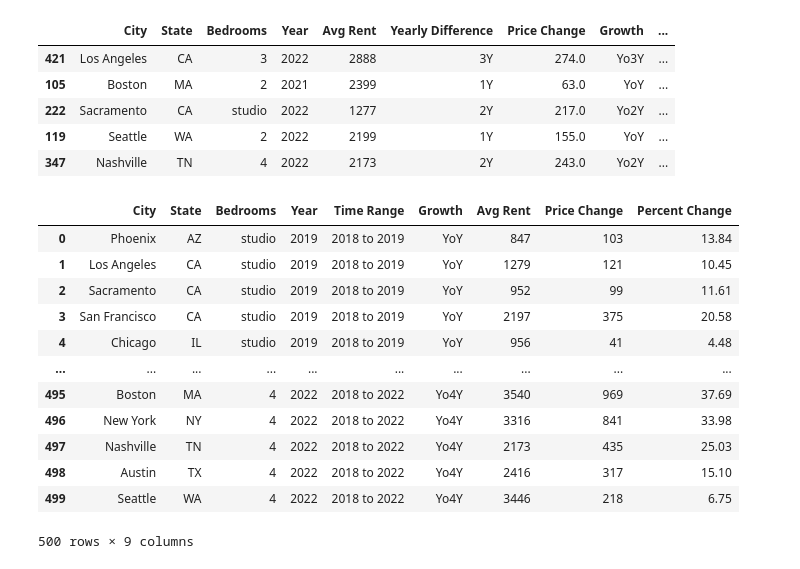
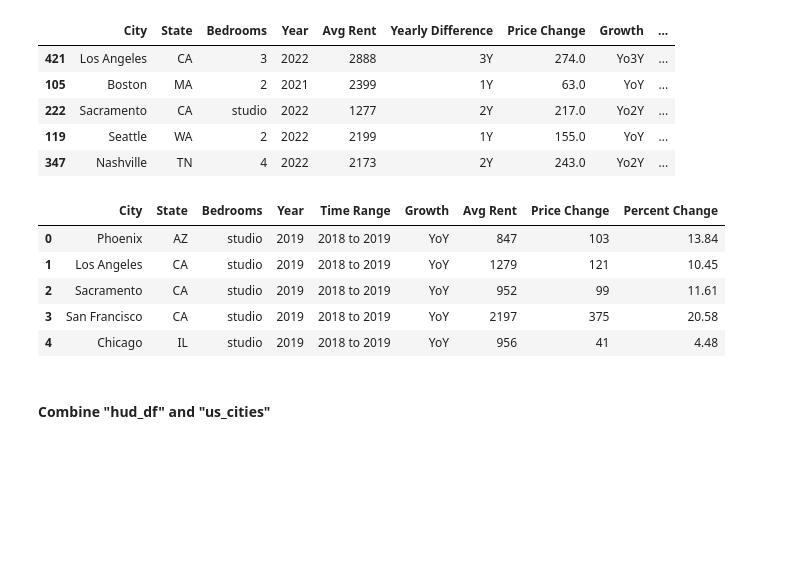
Before and after one commit to Keren-Neeq/DS4A-Team1, a Jupyter notebook: notebooks/hud_preprocessing.ipynb, the cells around one changed output. Cells and saved outputs as stored; diff of their text form; code cells hidden in the pictures; blank space fills up the shorter version.

```diff
--- a/notebooks/hud_preprocessing.ipynb
+++ b/notebooks/hud_preprocessing.ipynb
@@ -185,18 +266,13 @@ hud_df['Price Change'] = hud_df['Price Change'].astype('int')
 hud_df = hud_df[['City', 'State', 'Bedrooms', 'Year', 'Time Range',
                  'Growth', 'Avg Rent', 'Price Change', 'Percent Change']]
 # %%
-hud_df
+hud_df.head()
 # %% [output]
 |  | City | State | Bedrooms | Year | Time Range | Growth | Avg Rent | Price Change | Percent Change |
 | 0 | Phoenix | AZ | studio | 2019 | 2018 to 2019 | YoY | 847 | 103 | 13.84 |
 | 1 | Los Angeles | CA | studio | 2019 | 2018 to 2019 | YoY | 1279 | 121 | 10.45 |
 | 2 | Sacramento | CA | studio | 2019 | 2018 to 2019 | YoY | 952 | 99 | 11.61 |
 | 3 | San Francisco | CA | studio | 2019 | 2018 to 2019 | YoY | 2197 | 375 | 20.58 |
 | 4 | Chicago | IL | studio | 2019 | 2018 to 2019 | YoY | 956 | 41 | 4.48 |
-| ... | ... | ... | ... | ... | ... | ... | ... | ... | ... |
-| 495 | Boston | MA | 4 | 2022 | 2018 to 2022 | Yo4Y | 3540 | 969 | 37.69 |
-| 496 | New York | NY | 4 | 2022 | 2018 to 2022 | Yo4Y | 3316 | 841 | 33.98 |
-| 497 | Nashville | TN | 4 | 2022 | 2018 to 2022 | Yo4Y | 2173 | 435 | 25.03 |
-| 498 | Austin | TX | 4 | 2022 | 2018 to 2022 | Yo4Y | 2416 | 317 | 15.10 |
-| 499 | Seattle | WA | 4 | 2022 | 2018 to 2022 | Yo4Y | 3446 | 218 | 6.75 |
-500 rows × 9 columns
+# %% [markdown]
+#### Combine "hud_df" and "us_cities"
```
Also changed, not shown: parts of 17 cells of this notebook, 2 other files.
